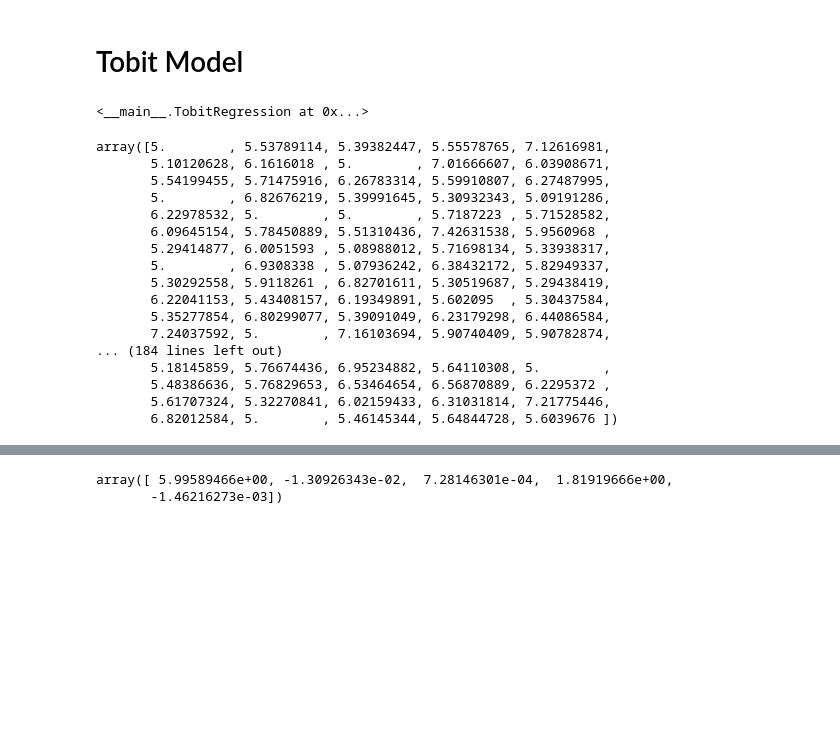
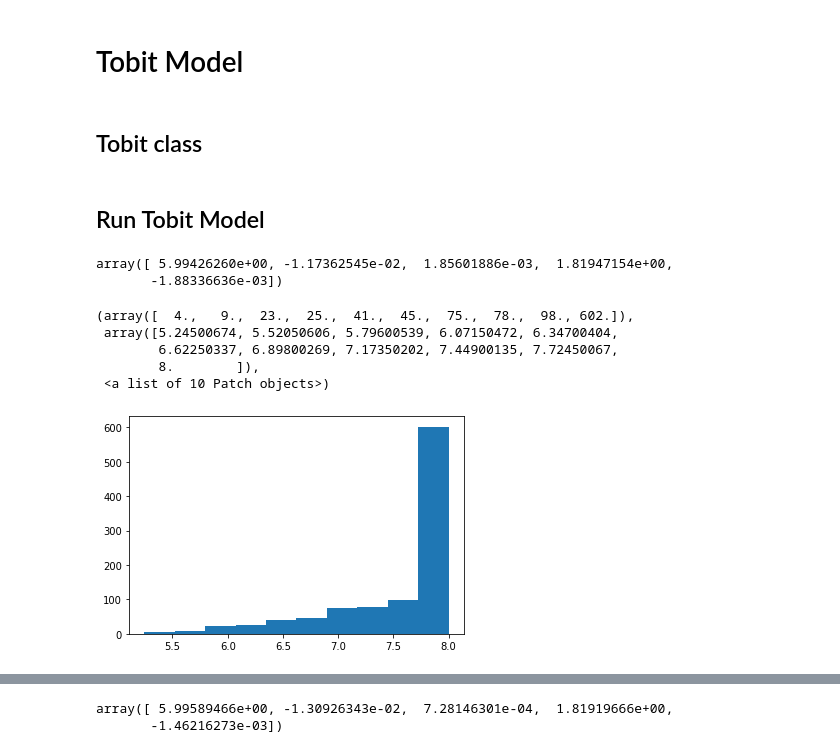
Before and after one commit to Siyuuuuuu/Dissert, a Jupyter notebook: Dissertation.ipynb, the cells around one changed output, grey strips where cells are left out. Saved outputs shown, nothing was run; the diff lists cells and outputs as text; code cells hidden in the pictures; blank space fills up the shorter version.

```diff
--- a/Dissertation.ipynb
+++ b/Dissertation.ipynb
@@ -184,6 +184,8 @@ plt.hist(y_test)
 [figure]
 # %% [markdown]
 # Tobit Model
+# %% [markdown]
+## Tobit class
 # %%
 import math as math
 import numpy as np
@@ -254,10 +256,10 @@ class TobitRegression(object):
     '''
     return optimal value of beta by bfgs algothrism: n_array
     '''
-    # define the initial start parameters as result of linear regression
+    # define the initial start parameters as result of linear regression + noise
     lin_reg = LinearRegression()
     lin_reg.fit(self.X_no_intercept,self.y)
-    beta_st = np.append(lin_reg.intercept_, lin_reg.coef_) + randn(self.X.shape[1])*0.0015
+    beta_st = np.append(lin_reg.intercept_, lin_reg.coef_)  + randn(self.X.shape[1])*0.0015
 
     result_beta = minimize(self.tobit_cost_function, beta_st, method='BFGS',jac=self.negative_gradient)
     self.beta_ = result_beta['x']
@@ -282,33 +284,25 @@ class TobitRegression(object):
     y_pred[indl] = yl
     y_pred[indu] = yu
 
-    return y_pred
+    return pred
 
   def score(self, y, y_pred):
     return np.sum((y - y_pred)**2) / len(y)
+# %% [markdown]
+## Run Tobit Model
 # %%
 tobit = TobitRegression(y, X, yl, yu)
 tobit.fit()
 tobit.beta_
 # %% [output]
-<__main__.TobitRegression at 0x...>
+array([ 5.99426260e+00, -1.17362545e-02,  1.85601886e-03,  1.81947154e+00,
+       -1.88336636e-03])
 # %%
-tobit.predict(X_test)
+plt.hist(tobit.predict(X_test))
 # %% [output]
-array([5.        , 5.53789114, 5.39382447, 5.55578765, 7.12616981,
-       5.10120628, 6.1616018 , 5.        , 7.01666607, 6.03908671,
-       5.54199455, 5.71475916, 6.26783314, 5.59910807, 6.27487995,
-       5.        , 6.82676219, 5.39991645, 5.30932343, 5.09191286,
-       6.22978532, 5.        , 5.        , 5.7187223 , 5.71528582,
-       6.09645154, 5.78450889, 5.51310436, 7.42631538, 5.9560968 ,
-       5.29414877, 6.0051593 , 5.08988012, 5.71698134, 5.33938317,
-       5.        , 6.9308338 , 5.07936242, 6.38432172, 5.82949337,
-       5.30292558, 5.9118261 , 6.82701611, 5.30519687, 5.29438419,
-       6.22041153, 5.43408157, 6.19349891, 5.602095  , 5.30437584,
-       5.35277854, 6.80299077, 5.39091049, 6.23179298, 6.44086584,
-       7.24037592, 5.        , 7.16103694, 5.90740409, 5.90782874,
-... (184 lines left out)
-       5.18145859, 5.76674436, 6.95234882, 5.64110308, 5.        ,
-       5.48386636, 5.76829653, 6.53464654, 6.56870889, 6.2295372 ,
-       5.61707324, 5.32270841, 6.02159433, 6.31031814, 7.21775446,
-       6.82012584, 5.        , 5.46145344, 5.64844728, 5.6039676 ])
+(array([  4.,   9.,  23.,  25.,  41.,  45.,  75.,  78.,  98., 602.]),
+ array([5.24500674, 5.52050606, 5.79600539, 6.07150472, 6.34700404,
+        6.62250337, 6.89800269, 7.17350202, 7.44900135, 7.72450067,
+        8.        ]),
+ <a list of 10 Patch objects>)
+[figure, added]
```
Also changed, not shown: parts of 19 cells of this notebook.
